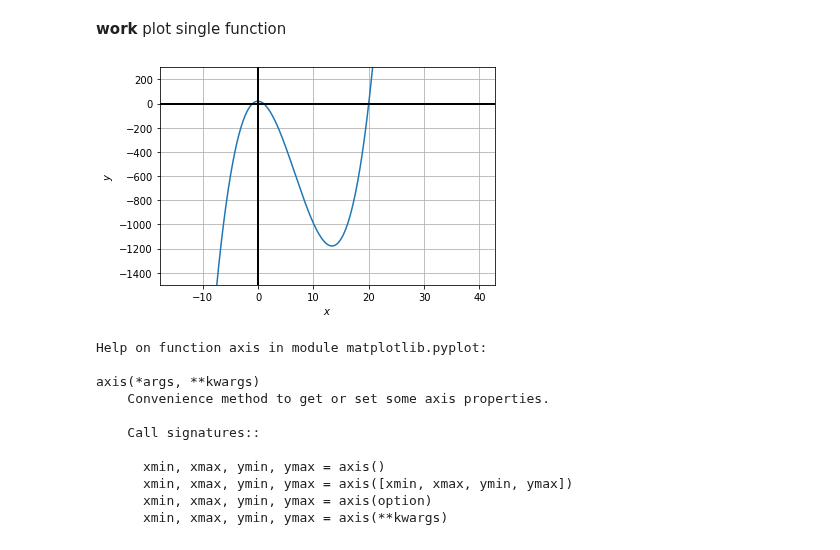
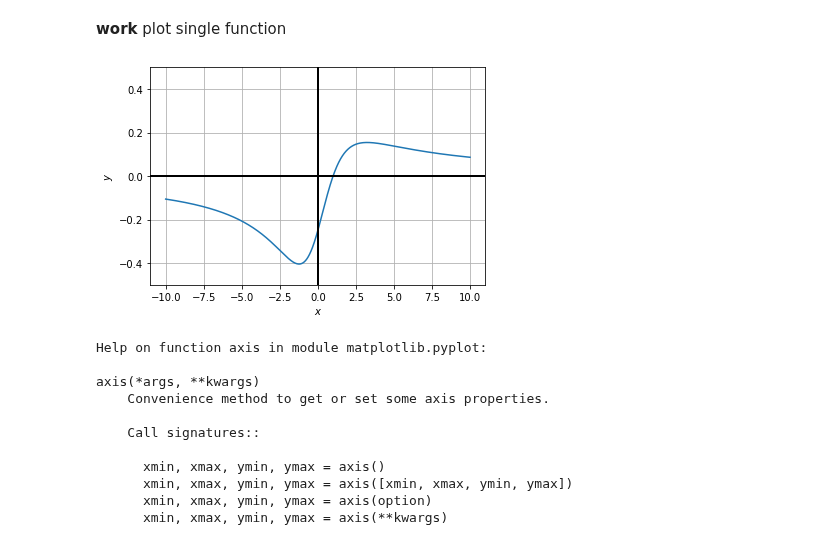
Before and after one commit to geraldwenzel/math_notebooks, a Jupyter notebook: math.ipynb, the cells around one changed output. Saved outputs shown, nothing was run; the diff lists cells and outputs as text; code cells hidden in the pictures.

```diff
--- a/math.ipynb
+++ b/math.ipynb
@@ -46,19 +46,19 @@ _=plt.axvline(0, color='black', lw=2)
 # %% [markdown]
 **work** plot single function
 # %%
-x_coords = np.linspace(-15, 40, 1000)
-y_coords = [x_coord**3 - 20*x_coord**2 - x_coord + 20 for x_coord in x_coords]
+x_coords = np.linspace(-10, 10, 1000)
+y_coords = [(x_coord - 1)/(x_coord**2 + 4) for x_coord in x_coords]
 
 plt.plot(x_coords, y_coords)
 
-plt.axis(ymax=300, ymin=-1500)
+plt.axis(ymax=.5, ymin=-.5)
 plt.grid()
 plt.xlabel('$x$')
 plt.ylabel('$y$')
 plt.axhline(0, color='black', lw=2)
 _=plt.axvline(0, color='black', lw=2)
 # %% [output]
-[figure, old version]
+[figure, new version]
 # %%
 help(plt.axis)
 # %% [output]
```
